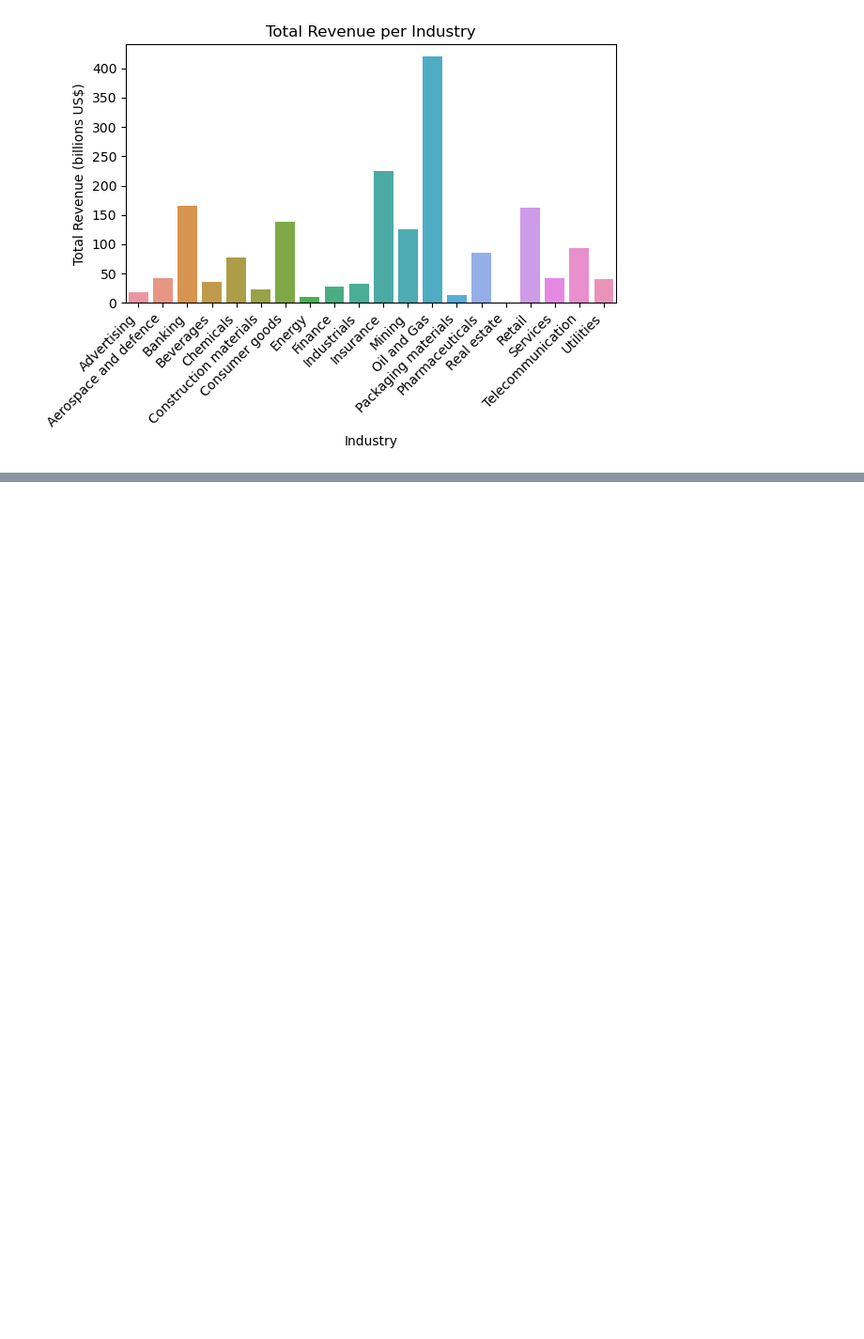
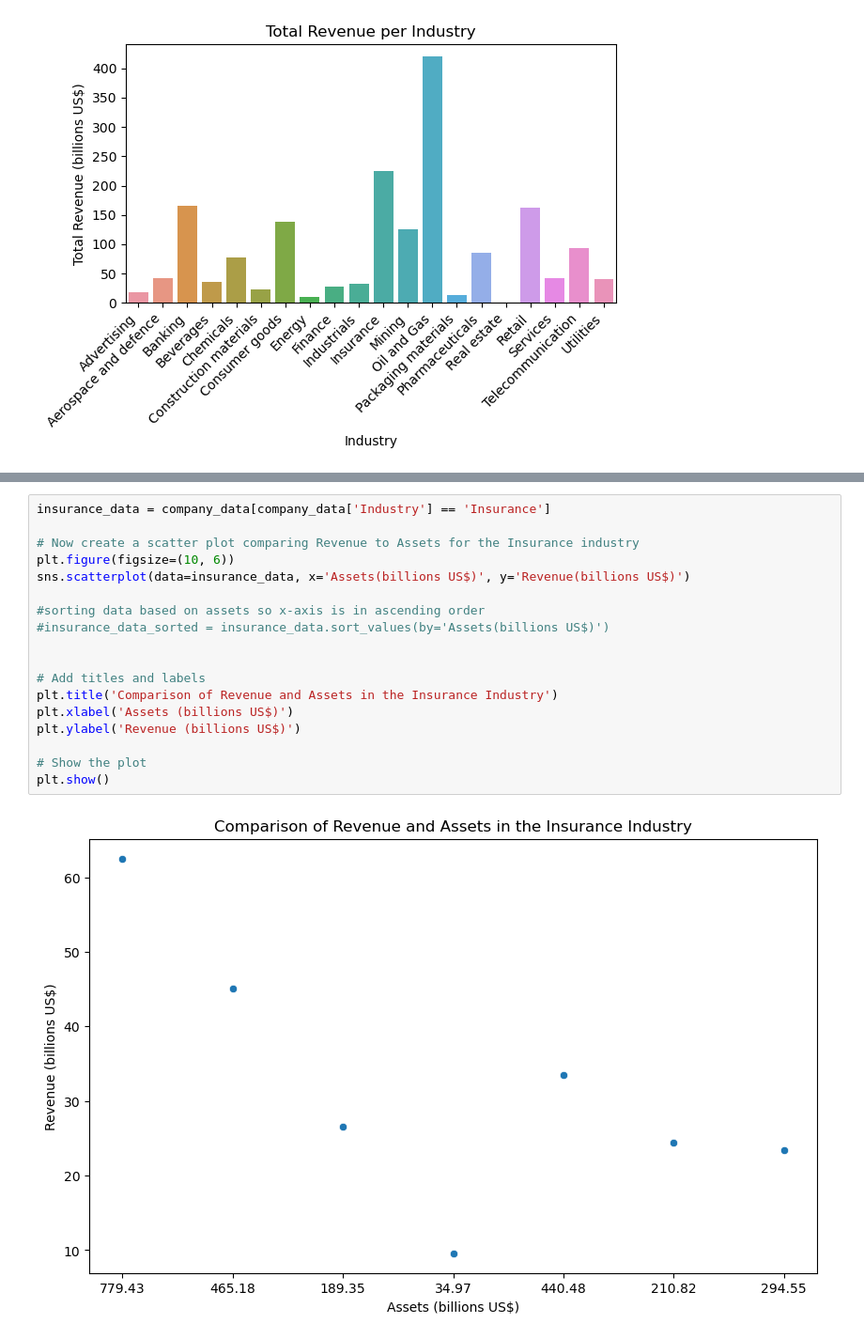
Before and after one commit to Hari-Gupta145/Largest-companies-in-the-UK, a Jupyter notebook: modeling_data.ipynb, the cells around one changed output, grey strips where cells are left out. Shown at 94% size. Saved outputs shown, nothing was run; the diff lists cells and outputs as text; blank space fills up the shorter version.

Commit message:
more modeling and data respresentation

```diff
--- a/modeling_data.ipynb
+++ b/modeling_data.ipynb
@@ -117,3 +119,23 @@ plt.tight_layout()
 plt.show()
 # %% [output]
 [figure]
+# %%
+insurance_data = company_data[company_data['Industry'] == 'Insurance']
+
+# Now create a scatter plot comparing Revenue to Assets for the Insurance industry
+plt.figure(figsize=(10, 6))
+sns.scatterplot(data=insurance_data, x='Assets(billions US$)', y='Revenue(billions US$)')
+
+#sorting data based on assets so x-axis is in ascending order
+#insurance_data_sorted = insurance_data.sort_values(by='Assets(billions US$)')
+
+
+# Add titles and labels
+plt.title('Comparison of Revenue and Assets in the Insurance Industry')
+plt.xlabel('Assets (billions US$)')
+plt.ylabel('Revenue (billions US$)')
+
+# Show the plot
+plt.show()
+# %% [output]
+[figure, added]
```
Also changed, not shown: parts of 9 cells of this notebook, 1 other file.
